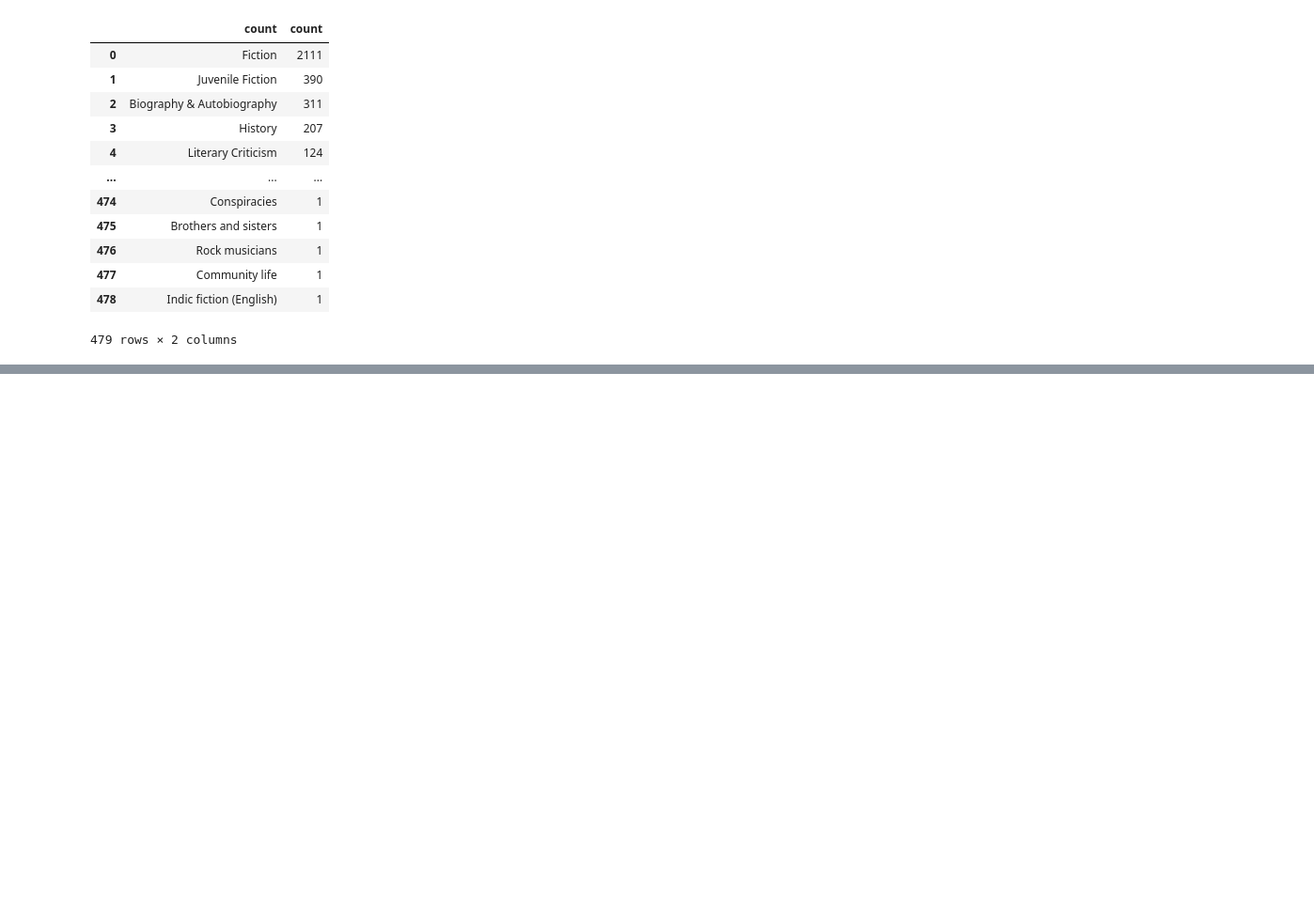
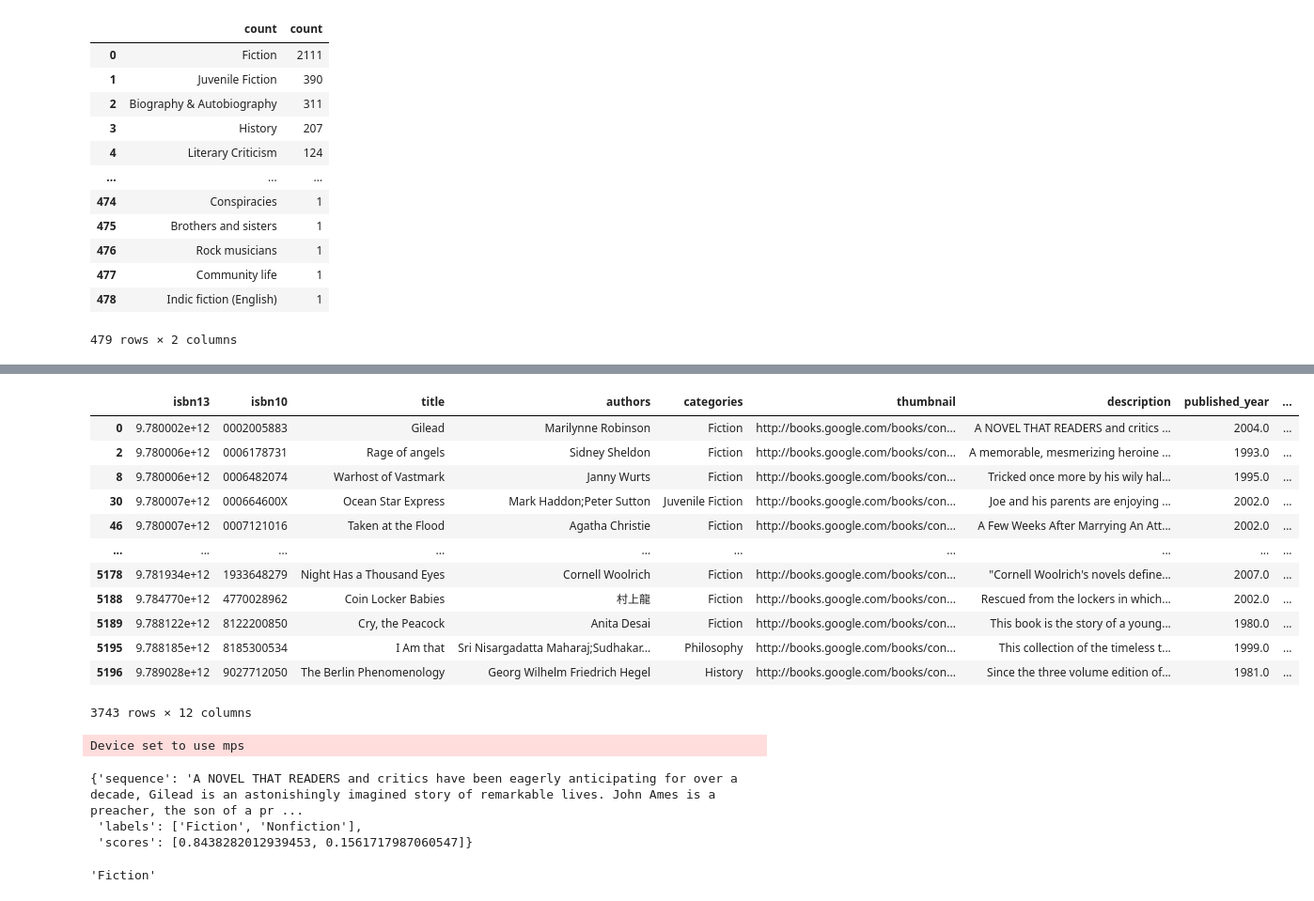
Before and after one commit to rishikasardana/book-recommender, a Jupyter notebook: text-classification.ipynb, the cells around one changed output, grey strips where cells are left out. Shown: that part at 94% size. Drawn from its saved outputs; the diff is of its cells as text; code cells hidden in the pictures; blank space fills up the shorter version.

```diff
--- a/text-classification.ipynb
+++ b/text-classification.ipynb
@@ -18,3 +20,18 @@ books ["categories"].value_counts().reset_index().rename(columns={"index": "cate
 | 477 | Community life | 1 |
 | 478 | Indic fiction (English) | 1 |
 479 rows × 2 columns
+# %%
+category_mapping = {'Fiction' : "Fiction",
+'Juvenile Fiction': "Children's Fiction",
+'Biography & Autobiography': "Nonfiction",
+'History': "Nonfiction",
+'Literary Criticism': "Nonfiction",
+'Philosophy': "Nonfiction",
+'Religion': "Nonfiction",
+'Comics & Graphic Novels': "Fiction",
+'Drama': "Fiction",
+'Juvenile Nonfiction': "Children's Nonfiction",
+'Science': "Nonfiction",
+'Poetry': "Fiction"}
+
+books["simple_categories"] = books["categories"].map(category_mapping)
@@ -20,0 +54,26 @@ books ["categories"].value_counts().reset_index().rename(columns={"index": "cate
+# %%
+books[~(books["simple_categories"].isna())]
+# %% [output]
+|  | isbn13 | isbn10 | title | authors | categories | thumbnail | description | published_year | ... |
+| 0 | 9.780002e+12 | 0002005883 | Gilead | Marilynne Robinson | Fiction | http://books.google.com/books/con... | A NOVEL THAT READERS and critics ... | 2004.0 | ... |
+| 2 | 9.780006e+12 | 0006178731 | Rage of angels | Sidney Sheldon | Fiction | http://books.google.com/books/con... | A memorable, mesmerizing heroine ... | 1993.0 | ... |
+| 8 | 9.780006e+12 | 0006482074 | Warhost of Vastmark | Janny Wurts | Fiction | http://books.google.com/books/con... | Tricked once more by his wily hal... | 1995.0 | ... |
+| 30 | 9.780007e+12 | 000664600X | Ocean Star Express | Mark Haddon;Peter Sutton | Juvenile Fiction | http://books.google.com/books/con... | Joe and his parents are enjoying ... | 2002.0 | ... |
+| 46 | 9.780007e+12 | 0007121016 | Taken at the Flood | Agatha Christie | Fiction | http://books.google.com/books/con... | A Few Weeks After Marrying An Att... | 2002.0 | ... |
+| ... | ... | ... | ... | ... | ... | ... | ... | ... | ... |
+| 5178 | 9.781934e+12 | 1933648279 | Night Has a Thousand Eyes | Cornell Woolrich | Fiction | http://books.google.com/books/con... | "Cornell Woolrich's novels define... | 2007.0 | ... |
+| 5188 | 9.784770e+12 | 4770028962 | Coin Locker Babies | 村上龍 | Fiction | http://books.google.com/books/con... | Rescued from the lockers in which... | 2002.0 | ... |
+| 5189 | 9.788122e+12 | 8122200850 | Cry, the Peacock | Anita Desai | Fiction | http://books.google.com/books/con... | This book is the story of a young... | 1980.0 | ... |
+| 5195 | 9.788185e+12 | 8185300534 | I Am that | Sri Nisargadatta Maharaj;Sudhakar... | Philosophy | http://books.google.com/books/con... | This collection of the timeless t... | 1999.0 | ... |
+| 5196 | 9.789028e+12 | 9027712050 | The Berlin Phenomenology | Georg Wilhelm Friedrich Hegel | History | http://books.google.com/books/con... | Since the three volume edition of... | 1981.0 | ... |
+3743 rows × 12 columns
+# %%
+from transformers import pipeline
+
+fiction_categories = ["Fiction", "Nonfiction"]
+
+pipe = pipeline("zero-shot-classification",
+                model="facebook/bart-large-mnli",
+                device = "mps")
+# %% [output]
+Device set to use mps
@@ -20,0 +82,14 @@ books ["categories"].value_counts().reset_index().rename(columns={"index": "cate
+# %%
+pipe(sequence, fiction_categories)
+# %% [output]
+{'sequence': 'A NOVEL THAT READERS and critics have been eagerly anticipating for over a decade, Gilead is an astonishingly imagined story of remarkable lives. John Ames is a preacher, the son of a pr ...
+ 'labels': ['Fiction', 'Nonfiction'],
+ 'scores': [0.8438282012939453, 0.1561717987060547]}
+# %%
+import numpy as np
+
+max_index = np.argmax(pipe(sequence, fiction_categories)["scores"])
+max_label = pipe(sequence, fiction_categories)["labels"][max_index]
+max_label
+# %% [output]
+'Fiction'
```
Also changed, not shown: parts of 17 cells of this notebook, 2 other files.
